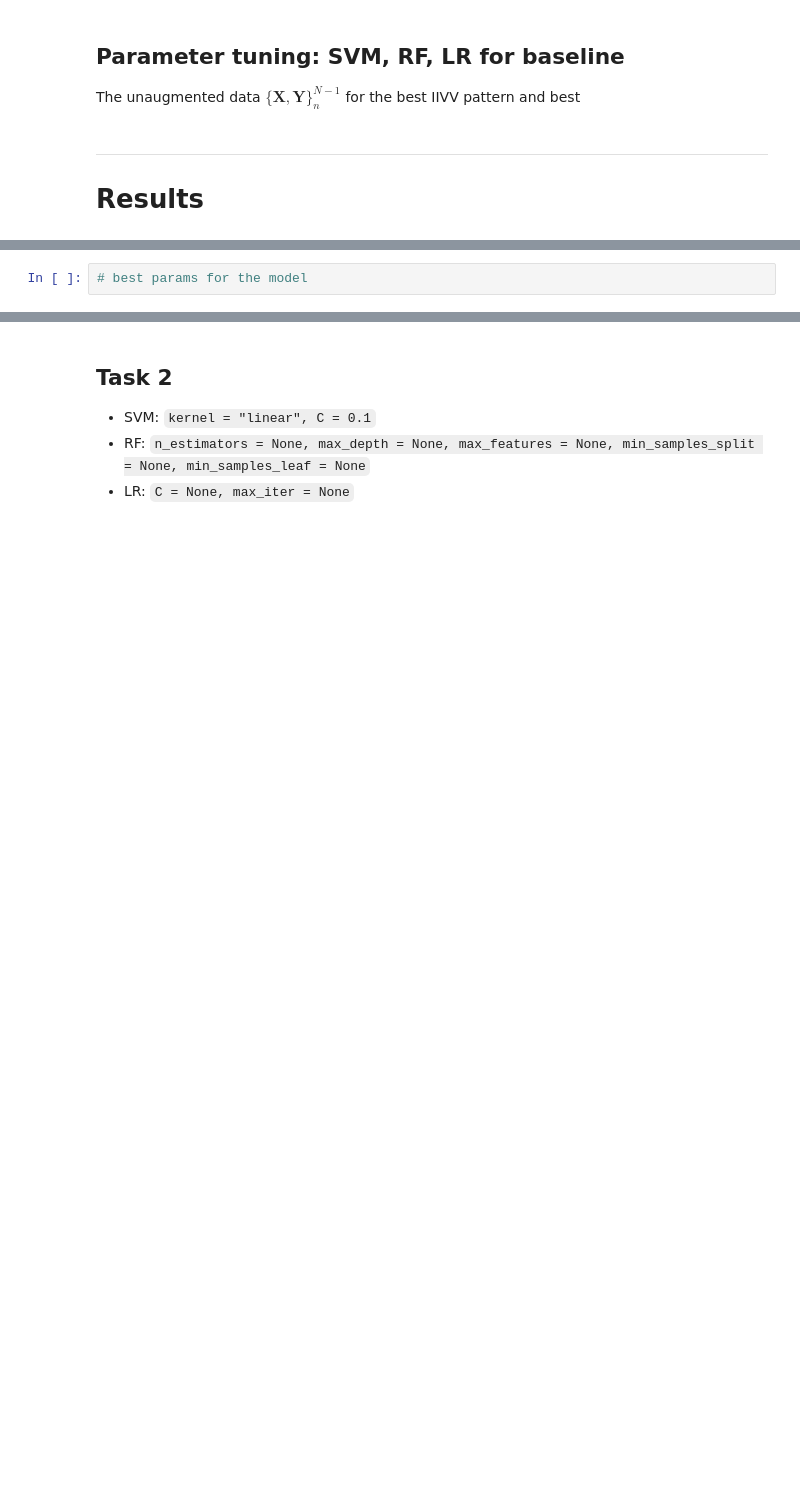
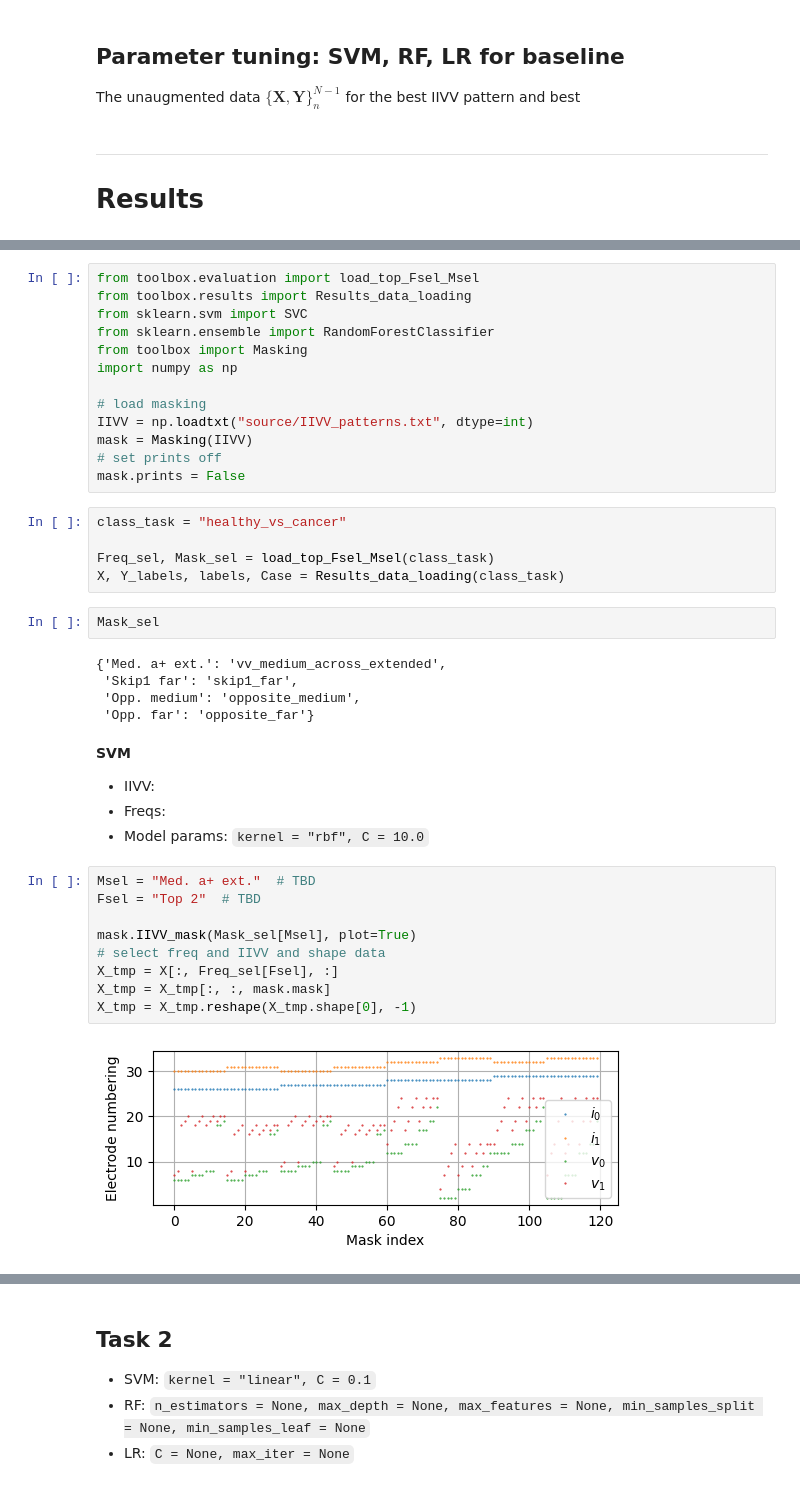
Before and after one commit to EITLabworks/IIVV-Evaluation, a Jupyter notebook: Results.ipynb, the cells around one changed output, grey strips where cells are left out. Cells and saved outputs as stored; diff of their text form; blank space fills up the shorter version.

```diff
--- a/Results.ipynb
+++ b/Results.ipynb
@@ -364,2 +480,41 @@ ___
-# %%
-# best params for the model
+# %%
+from toolbox.evaluation import load_top_Fsel_Msel
+from toolbox.results import Results_data_loading
+from sklearn.svm import SVC
+from sklearn.ensemble import RandomForestClassifier
+from toolbox import Masking
+import numpy as np
+
+# load masking
+IIVV = np.loadtxt("source/IIVV_patterns.txt", dtype=int)
+mask = Masking(IIVV)
+# set prints off
+mask.prints = False
+# %%
+class_task = "healthy_vs_cancer"
+
+Freq_sel, Mask_sel = load_top_Fsel_Msel(class_task)
+X, Y_labels, labels, Case = Results_data_loading(class_task)
+# %%
+Mask_sel
+# %% [output]
+{'Med. a+ ext.': 'vv_medium_across_extended',
+ 'Skip1 far': 'skip1_far',
+ 'Opp. medium': 'opposite_medium',
+ 'Opp. far': 'opposite_far'}
+# %% [markdown]
+**SVM**
+- IIVV:
+- Freqs:
+- Model params: `kernel = "rbf", C = 10.0`
+# %%
+Msel = "Med. a+ ext."  # TBD
+Fsel = "Top 2"  # TBD
+
+mask.IIVV_mask(Mask_sel[Msel], plot=True)
+# select freq and IIVV and shape data
+X_tmp = X[:, Freq_sel[Fsel], :]
+X_tmp = X_tmp[:, :, mask.mask]
+X_tmp = X_tmp.reshape(X_tmp.shape[0], -1)
+# %% [output]
+[figure, added]
```
Also changed, not shown: parts of 13 cells of this notebook, 3 other files.
